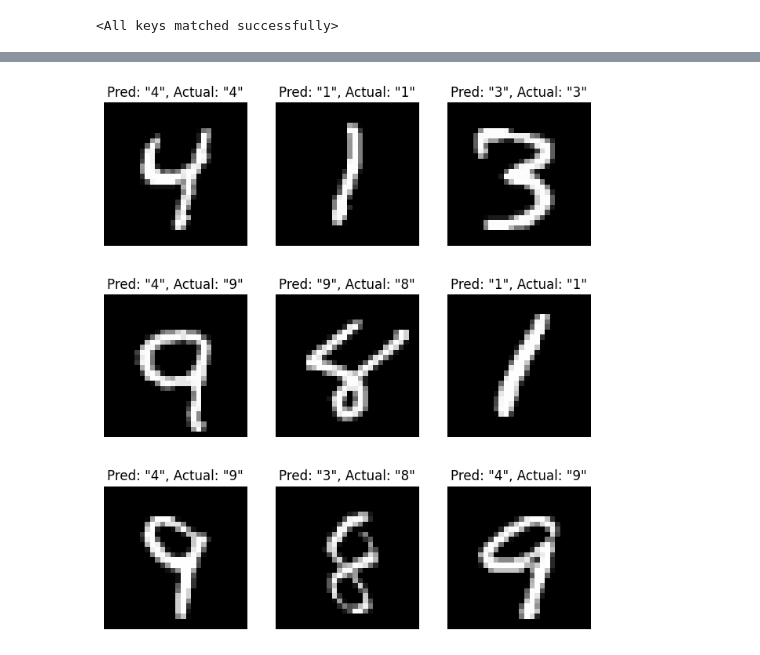
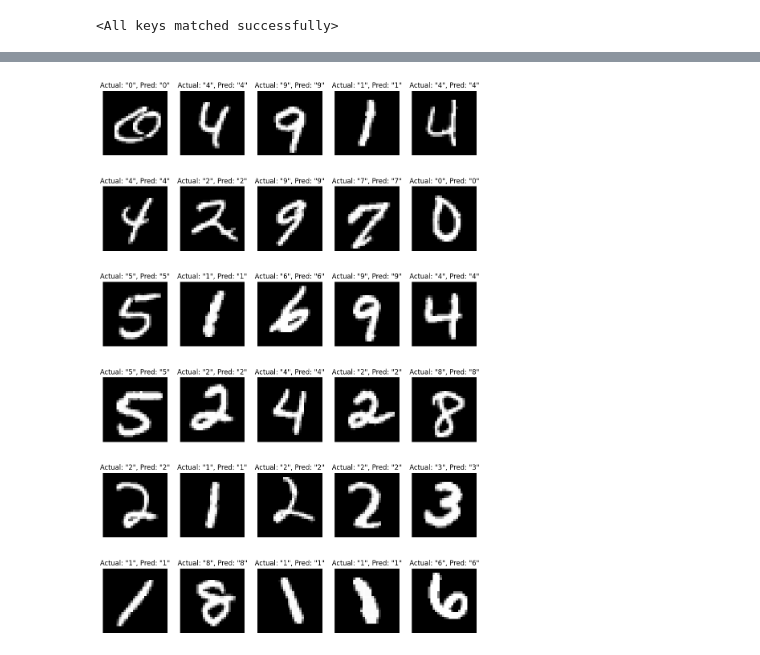
Before and after one commit to Rabjho/Machine-Learning-SOP, a Jupyter notebook: main.ipynb, the cells around one changed output, grey strips where cells are left out. Cells and saved outputs as stored; diff of their text form; code cells hidden in the pictures.

```diff
--- a/main.ipynb
+++ b/main.ipynb
@@ -85,9 +85,9 @@ class NeuralNetwork(nn.Module):
         self.flatten = nn.Flatten()
         self.linear_relu_stack = nn.Sequential(
             nn.Linear(28*28, 100),
-            nn.Sigmoid(),
+            nn.ReLU(),
             nn.Linear(100, 100),
-            nn.Sigmoid(),
+            nn.ReLU(),
             nn.Linear(100, 10)
         )
 
@@ -164,7 +164,11 @@ Test Error:
 
 Done!
 # %%
-modelName = f"modelSigmoid_eta_{'{:e}'.format(learning_rate).replace('.','_')}.pth"
+loss_fn = nn.MSELoss()
+learning_rate = 5
+optimizer = torch.optim.SGD(model.parameters(), lr=learning_rate)
+
+modelName = f"modelReLU_eta_{'{:e}'.format(learning_rate).replace('.','_')}.pth"
 # %%
 torch.save(model.state_dict(), modelName)
 print(f"Saved PyTorch Model State to {modelName}")
@@ -172,13 +176,14 @@ print(f"Saved PyTorch Model State to {modelName}")
 Saved PyTorch Model State to modelSigmoid_eta_1_000000e+00.pth
 # %%
 model = NeuralNetwork().to(device)
-model.load_state_dict(torch.load(modelName))
+model.load_state_dict(torch.load(modelName, map_location=torch.device('cpu')))
 # %% [output]
 <All keys matched successfully>
 # %%
 model.eval()
-test_loop(test_dataloader, model, loss_fn)
-cols, rows = 3, 3
+og_dataloader = DataLoader(og_test_data, batch_size=batch_size, shuffle=False)
+test_loop(og_dataloader, model, loss_fn)
+cols, rows = 5, 6
 figure = plt.figure(figsize=(cols*2+2, rows*3))
 for i in range(1, cols * rows + 1):
     sample_idx = randint(0,len(og_test_data))
@@ -187,7 +192,7 @@ for i in range(1, cols * rows + 1):
         pred = model(img.to(device))
         predicted, actual = pred.argmax(1).item(), label.argmax(0)
     figure.add_subplot(rows, cols, i)
-    plt.title(f'Pred: "{predicted}", Actual: "{actual}"')
+    plt.title(f'Actual: "{actual}", Pred: "{predicted}"')
     plt.axis("off")
     plt.imshow(img.squeeze(), cmap="gray")
 plt.show()
@@ -197 +202 @@ Test Error:
-[figure, old version]
+[figure, new version]
```
Also changed, not shown: parts of 3 cells of this notebook.
